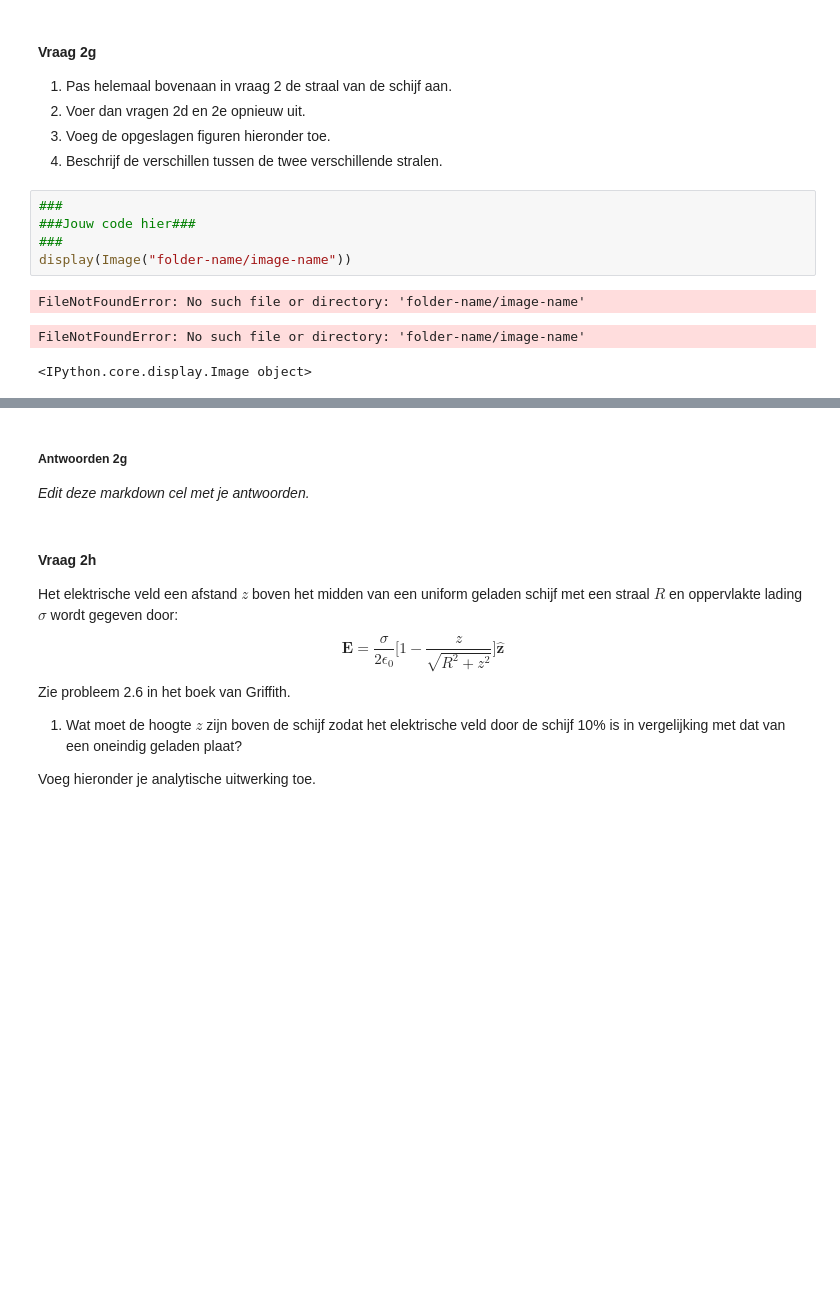
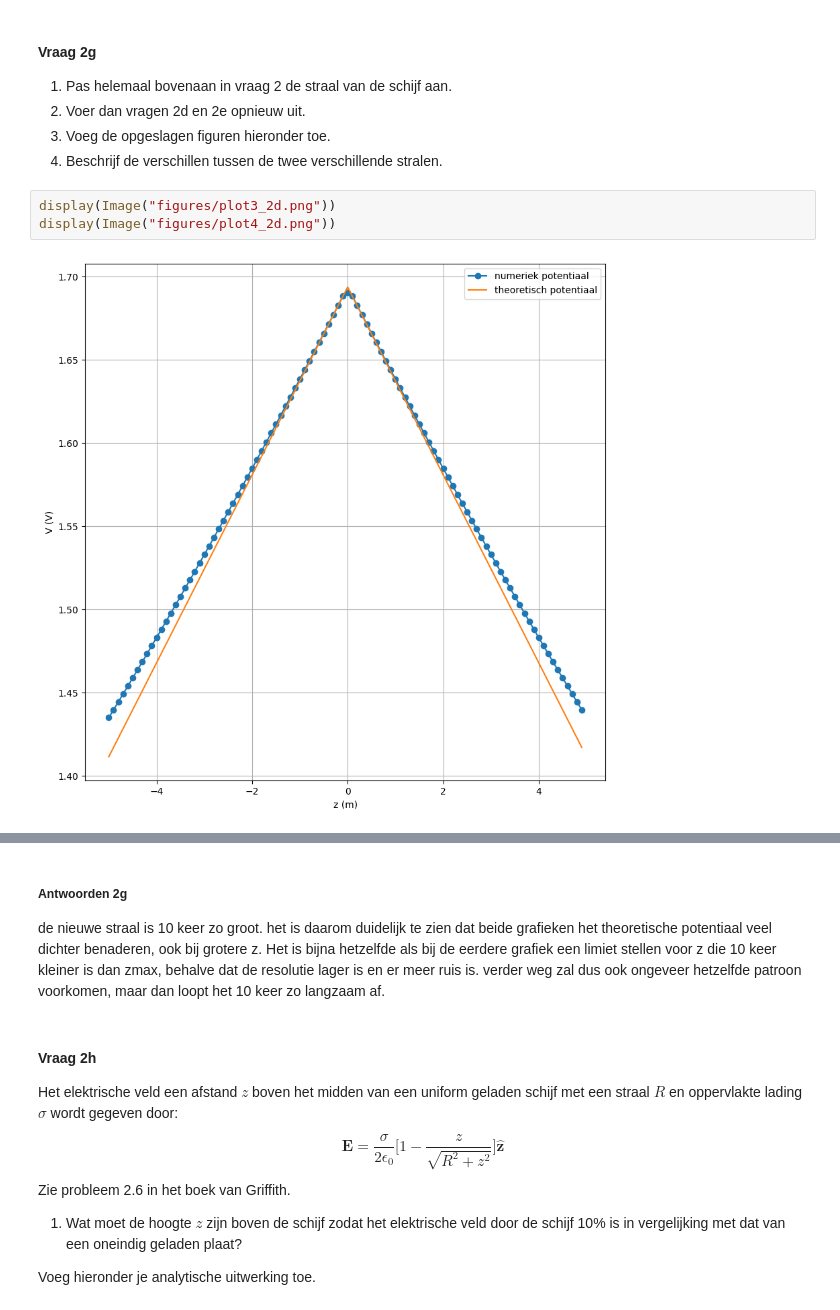
Before and after one commit to Spaantje5/opdrachten-DEF-D, a Jupyter notebook: DigitaleOntwerpopdrachten/1CondensatorOpdracht/CondensatorOntwerpopdracht.ipynb, the cells around one changed output, grey strips where cells are left out. Saved outputs shown, nothing was run; the diff lists cells and outputs as text; blank space fills up the shorter version.

```diff
--- a/DigitaleOntwerpopdrachten/1CondensatorOpdracht/CondensatorOntwerpopdracht.ipynb
+++ b/DigitaleOntwerpopdrachten/1CondensatorOpdracht/CondensatorOntwerpopdracht.ipynb
@@ -388,11 +391,7 @@ plt.show()
 3. Voeg de opgeslagen figuren hieronder toe.
 4. Beschrijf de verschillen tussen de twee verschillende stralen.
 # %%
-###
-###Jouw code hier###
-###
-display(Image("folder-name/image-name"))
+display(Image("figures/plot3_2d.png"))
+display(Image("figures/plot4_2d.png"))
 # %% [output]
-FileNotFoundError: No such file or directory: 'folder-name/image-name'
-FileNotFoundError: No such file or directory: 'folder-name/image-name'
-<IPython.core.display.Image object>
+[figure, added]
@@ -399,7 +399,7 @@ FileNotFoundError: No such file or directory: 'folder-name/image-name'
 # %% [markdown]
 ##### Antwoorden 2g
 
-*Edit deze markdown cel met je antwoorden.*
+de nieuwe straal is 10 keer zo groot. het is daarom duidelijk te zien dat beide grafieken het theoretische potentiaal veel dichter benaderen, ook bij grotere z. Het is bijna hetzelfde als bij de eerdere grafiek een limiet stellen voor z die 10 keer kleiner is dan zmax, behalve dat de resolutie lager is en er meer ruis is. verder weg zal dus ook ongeveer hetzelfde patroon voorkomen, maar dan loopt het 10 keer zo langzaam af.
 # %% [markdown]
 #### Vraag 2h
 Het elektrische veld een afstand $z$ boven het midden van een uniform geladen schijf met een straal $R$ en oppervlakte lading $\sigma$ wordt gegeven door:
```
Also changed, not shown: parts of 5 cells of this notebook.
